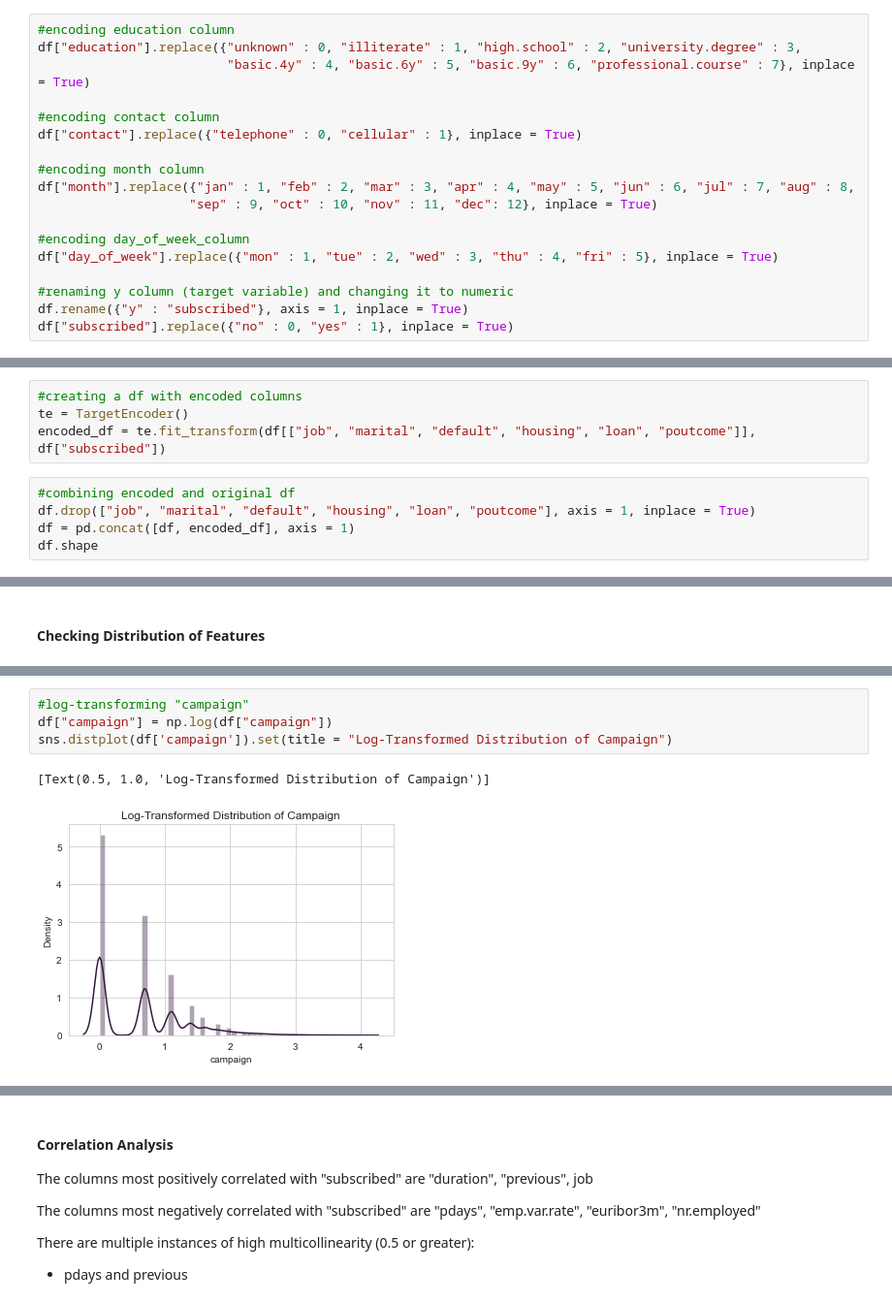
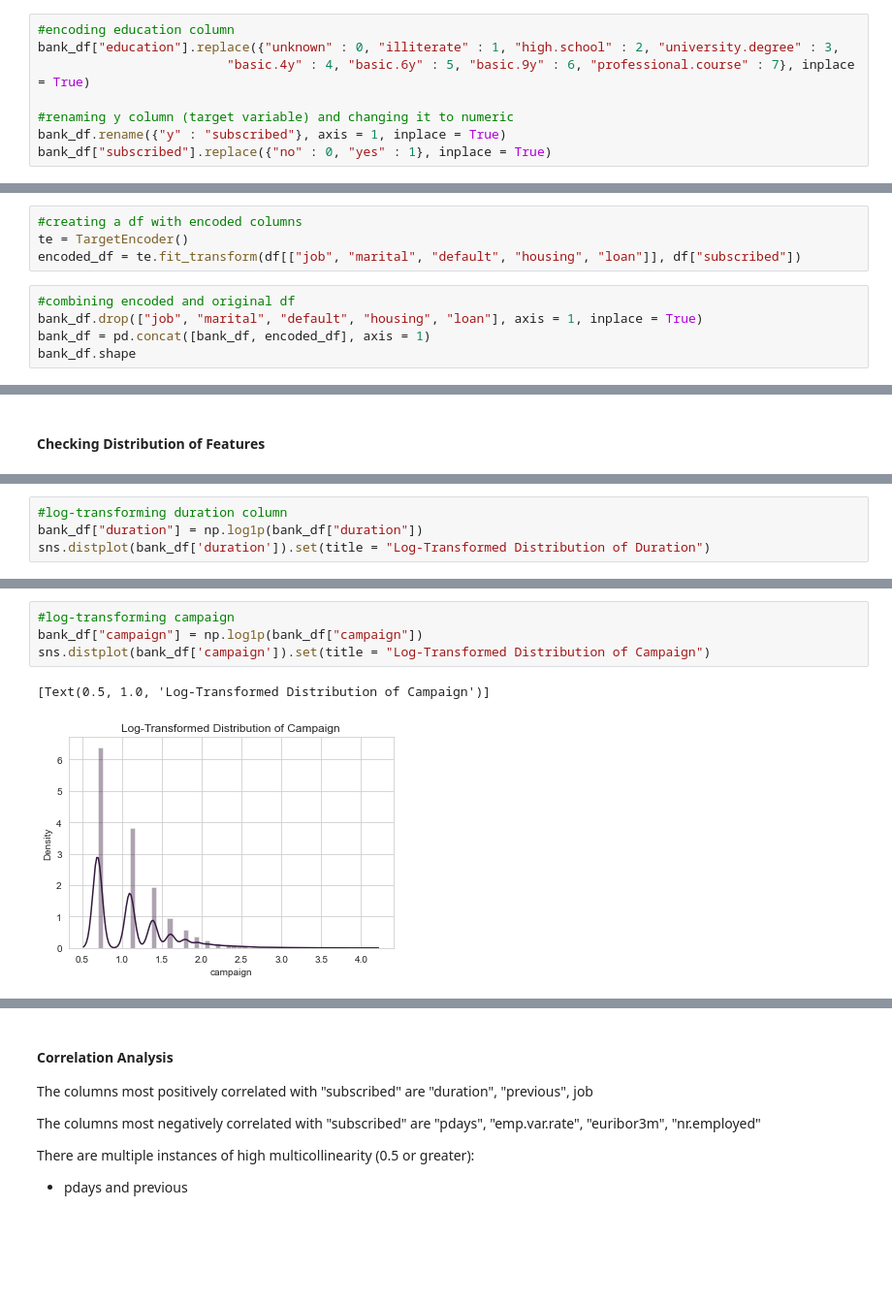
Before and after one commit to Lois-Wong/Marketing-Subscription-Classification, a Jupyter notebook: PAA_III.ipynb, the cells around one changed output, grey strips where cells are left out. Shown at 97% size. Cells and saved outputs as stored; diff of their text form; blank space fills up the shorter version.

```diff
--- a/PAA_III.ipynb
+++ b/PAA_III.ipynb
@@ -154,33 +153,23 @@ Now that you understand your business objective, we will build a basic model to
 #### Encoding Ordinal and Binary Columns  into Numeric Format
 # %%
 #encoding education column
-df["education"].replace({"unknown" : 0, "illiterate" : 1, "high.school" : 2, "university.degree" : 3,
+bank_df["education"].replace({"unknown" : 0, "illiterate" : 1, "high.school" : 2, "university.degree" : 3,
                          "basic.4y" : 4, "basic.6y" : 5, "basic.9y" : 6, "professional.course" : 7}, inplace = True)
 
-#encoding contact column
-df["contact"].replace({"telephone" : 0, "cellular" : 1}, inplace = True)
-
-#encoding month column
-df["month"].replace({"jan" : 1, "feb" : 2, "mar" : 3, "apr" : 4, "may" : 5, "jun" : 6, "jul" : 7, "aug" : 8,
-                    "sep" : 9, "oct" : 10, "nov" : 11, "dec": 12}, inplace = True)
-
-#encoding day_of_week_column
-df["day_of_week"].replace({"mon" : 1, "tue" : 2, "wed" : 3, "thu" : 4, "fri" : 5}, inplace = True)
-
 #renaming y column (target variable) and changing it to numeric
-df.rename({"y" : "subscribed"}, axis = 1, inplace = True)
-df["subscribed"].replace({"no" : 0, "yes" : 1}, inplace = True)
+bank_df.rename({"y" : "subscribed"}, axis = 1, inplace = True)
+bank_df["subscribed"].replace({"no" : 0, "yes" : 1}, inplace = True)
 # %% [markdown]
 #### Target Encoding Nominal Columns
 # %%
 #creating a df with encoded columns
 te = TargetEncoder()
-encoded_df = te.fit_transform(df[["job", "marital", "default", "housing", "loan", "poutcome"]], df["subscribed"])
+encoded_df = te.fit_transform(df[["job", "marital", "default", "housing", "loan"]], df["subscribed"])
 # %%
 #combining encoded and original df
-df.drop(["job", "marital", "default", "housing", "loan", "poutcome"], axis = 1, inplace = True)
-df = pd.concat([df, encoded_df], axis = 1)
-df.shape
+bank_df.drop(["job", "marital", "default", "housing", "loan"], axis = 1, inplace = True)
+bank_df = pd.concat([bank_df, encoded_df], axis = 1)
+bank_df.shape
 # %% [output]
 (41188, 21)
 # %%
@@ -228,0 +227,4 @@ pd.DataFrame(df.skew()).rename({0 : "Skew"}, axis = 1)
+# %%
+#log-transforming duration column
+bank_df["duration"] = np.log1p(bank_df["duration"])
+sns.distplot(bank_df['duration']).set(title = "Log-Transformed Distribution of Duration")
@@ -233,9 +238,9 @@ sns.distplot(df['campaign']).set(title = "Distribution of Campaign")
 [Text(0.5, 1.0, 'Distribution of Campaign')]
 [figure]
 # %%
-#log-transforming "campaign"
-df["campaign"] = np.log(df["campaign"])
-sns.distplot(df['campaign']).set(title = "Log-Transformed Distribution of Campaign")
+#log-transforming campaign
+bank_df["campaign"] = np.log1p(bank_df["campaign"])
+sns.distplot(bank_df['campaign']).set(title = "Log-Transformed Distribution of Campaign")
 # %% [output]
 [Text(0.5, 1.0, 'Log-Transformed Distribution of Campaign')]
-[figure, old version]
+[figure, new version]
```
Also changed, not shown: parts of 29 cells of this notebook.
